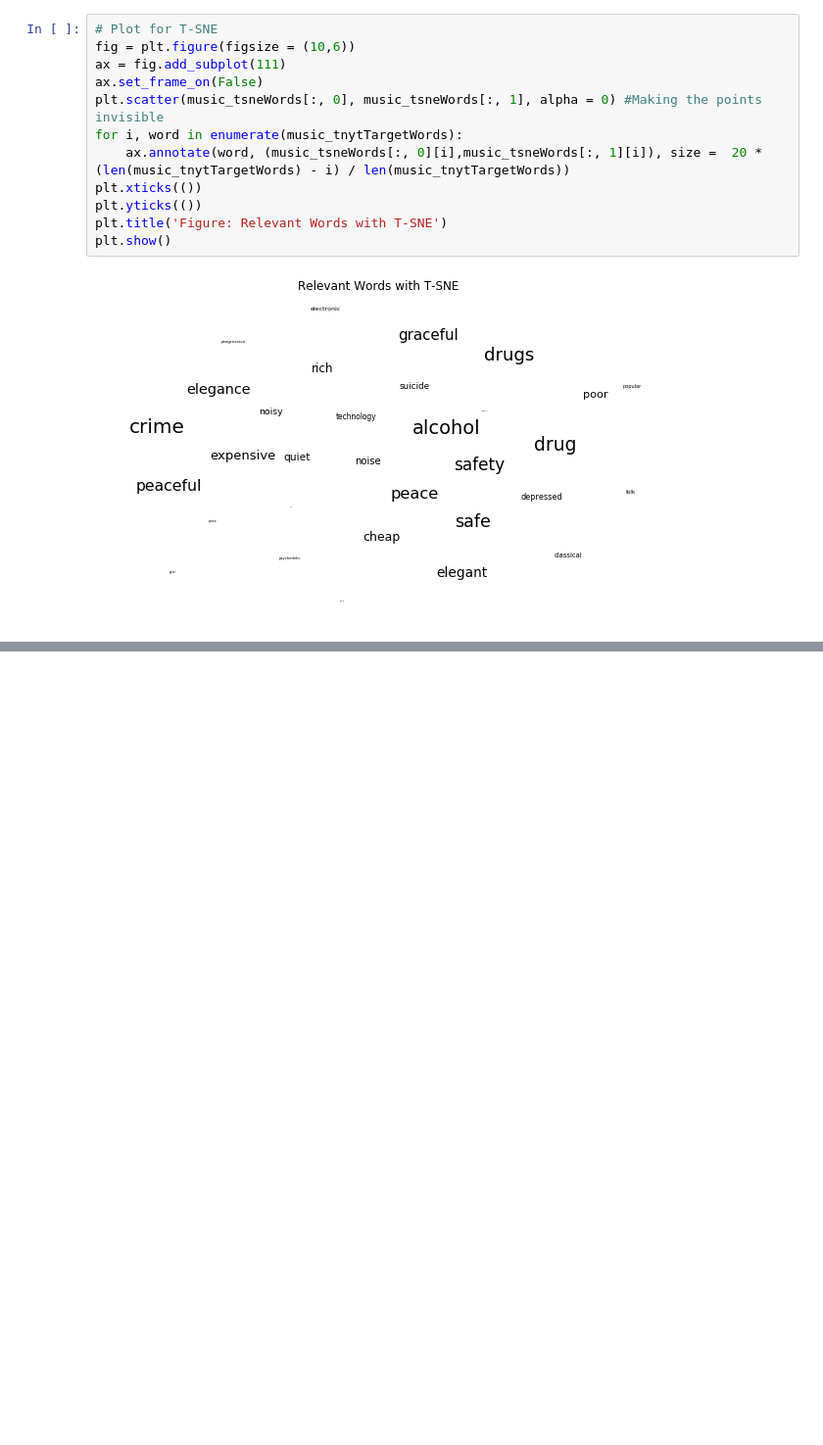
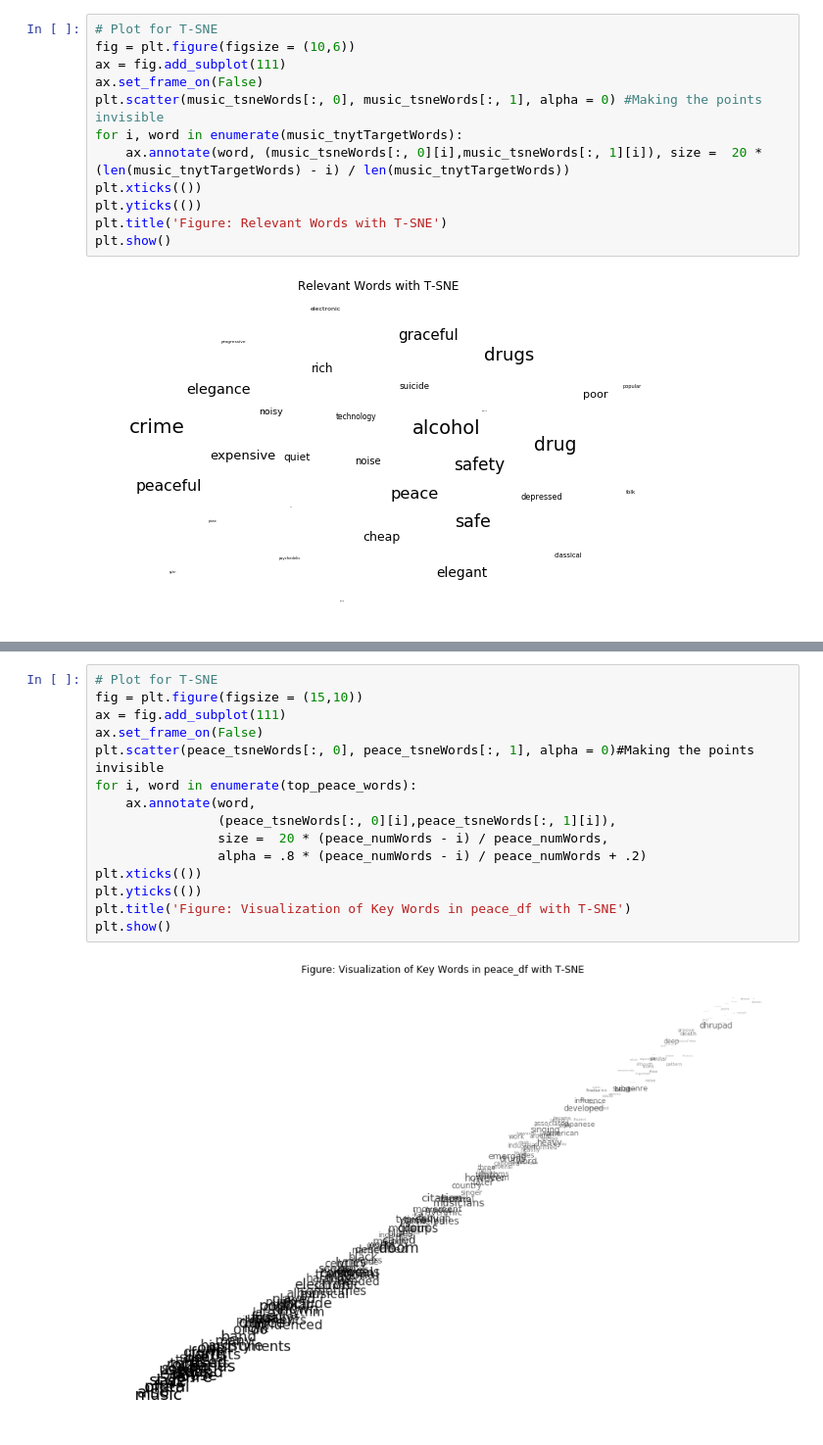
Before and after one commit to xywu-soc/content-analysis-2018, a Jupyter notebook: 4-Word-Embedding/4-Word-Embedding.ipynb, the cells around one changed output, grey strips where cells are left out. Shown at 98% size. Saved outputs shown, nothing was run; the diff lists cells and outputs as text; blank space fills up the shorter version.

```diff
--- a/4-Word-Embedding/4-Word-Embedding.ipynb
+++ b/4-Word-Embedding/4-Word-Embedding.ipynb
@@ -1340,0 +1478,17 @@ plt.show()
+# %%
+# Plot for T-SNE
+fig = plt.figure(figsize = (15,10))
+ax = fig.add_subplot(111)
+ax.set_frame_on(False)
+plt.scatter(peace_tsneWords[:, 0], peace_tsneWords[:, 1], alpha = 0)#Making the points invisible
+for i, word in enumerate(top_peace_words):
+    ax.annotate(word,
+                (peace_tsneWords[:, 0][i],peace_tsneWords[:, 1][i]),
+                size =  20 * (peace_numWords - i) / peace_numWords,
+                alpha = .8 * (peace_numWords - i) / peace_numWords + .2)
+plt.xticks(())
+plt.yticks(())
+plt.title('Figure: Visualization of Key Words in peace_df with T-SNE')
+plt.show()
+# %% [output]
+[figure, added]
```
Also changed, not shown: parts of 33 cells of this notebook.
